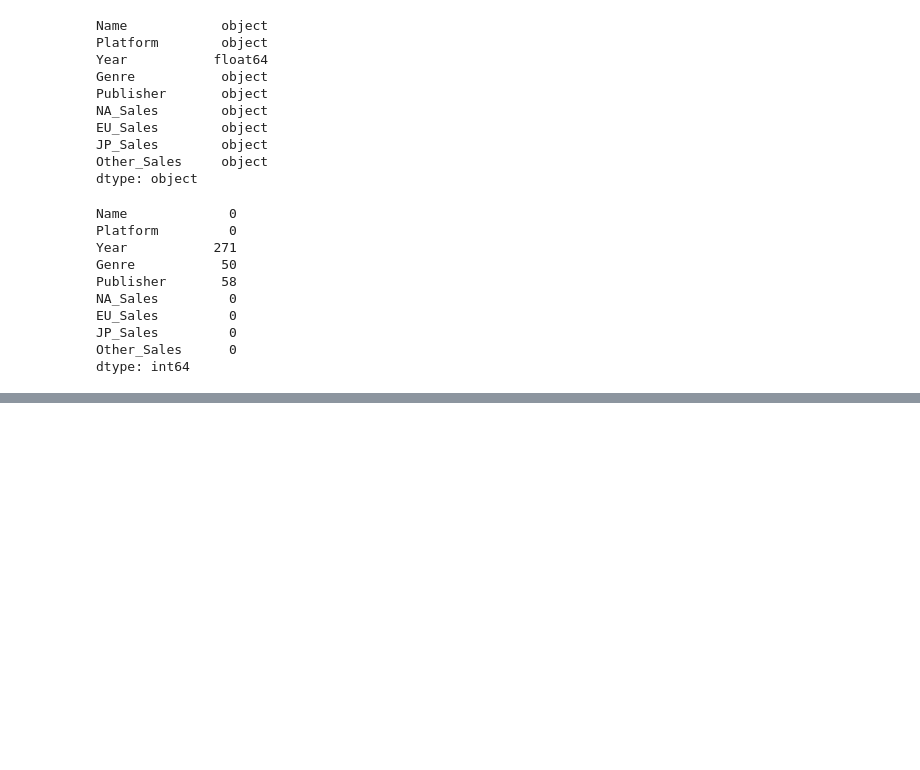
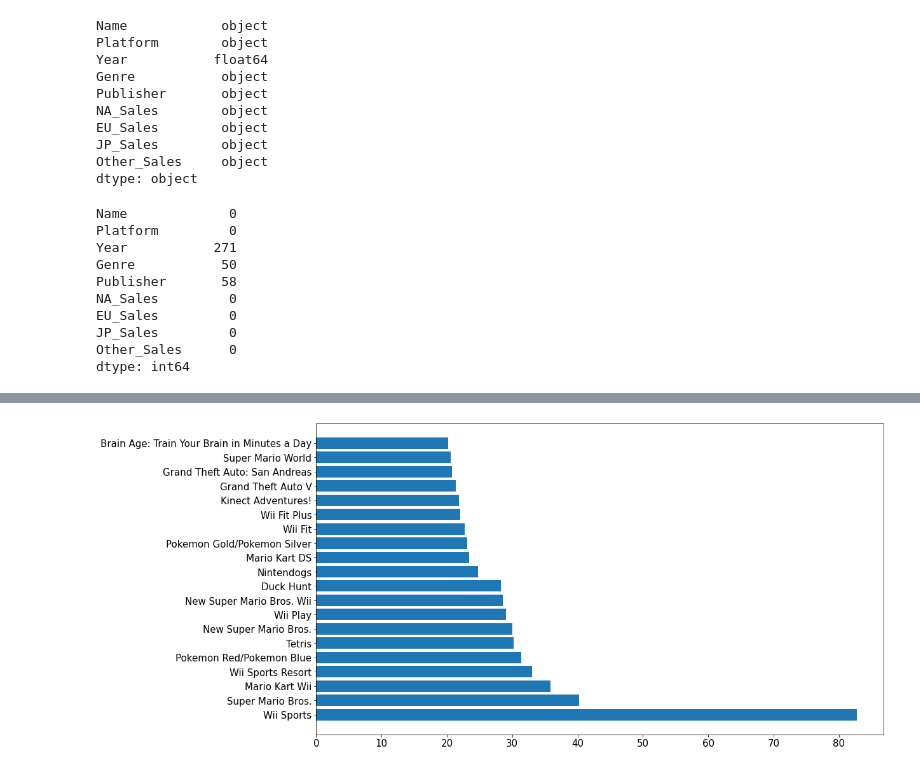
Before and after one commit to kihann/section-project, a Jupyter notebook: AI_07_이기한_Section_1.ipynb, the cells around one changed output, grey strips where cells are left out. Cells and saved outputs as stored; diff of their text form; code cells hidden in the pictures; blank space fills up the shorter version.

```diff
--- a/AI_07_이기한_Section_1.ipynb
+++ b/AI_07_이기한_Section_1.ipynb
@@ -338,0 +76,10 @@ pdf1[['Action', 'Adventure', 'Fighting']].plot(kind = 'line', figsize=(30, 15))
+# %%
+def mynum(x):
+  if 'M' in x:
+    x = x.replace('M', '')
+    return float(x)
+  elif 'K' in x:
+    x = x.replace('K', '000')
+    return float(x) / 1000000
+  else:
+    return float(x)
@@ -338,0 +368,3 @@ pdf1[['Action', 'Adventure', 'Fighting']].plot(kind = 'line', figsize=(30, 15))
+# %%
+df10 = df.copy()
+df10
@@ -338,0 +385,11 @@ pdf1[['Action', 'Adventure', 'Fighting']].plot(kind = 'line', figsize=(30, 15))
+# %%
+df10['NA_Sales'] = df10['NA_Sales'].apply(mynum)
+df10['EU_Sales'] = df10['EU_Sales'].apply(mynum)
+df10['JP_Sales'] = df10['JP_Sales'].apply(mynum)
+df10['Other_Sales'] = df10['Other_Sales'].apply(mynum)
+
+df10['Total_Sales'] = df10['NA_Sales'] + df10['EU_Sales'] + df10['JP_Sales'] + df10['Other_Sales']
+# %%
+df11 = df10.sort_values(by = 'Total_Sales', ascending = False).head(20)
+df11 = df11.reset_index(drop = True)
+df11
@@ -338,0 +414,8 @@ pdf1[['Action', 'Adventure', 'Fighting']].plot(kind = 'line', figsize=(30, 15))
+# %%
+plt.figure(figsize = (16, 9))
+plt.barh(df11.index, df11['Total_Sales'])
+plt.yticks(df11.index, df11['Name'])
+
+plt.show()
+# %% [output]
+[figure, added]
```
Also changed, not shown: parts of 49 cells of this notebook.
